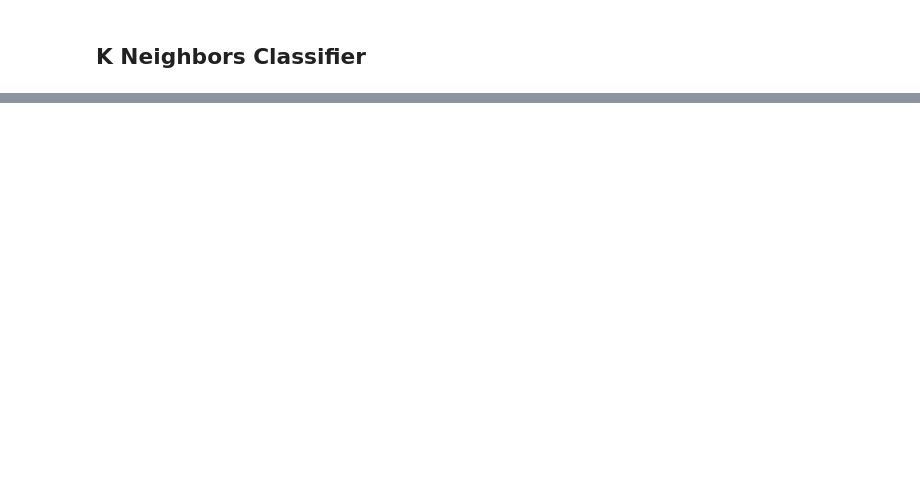
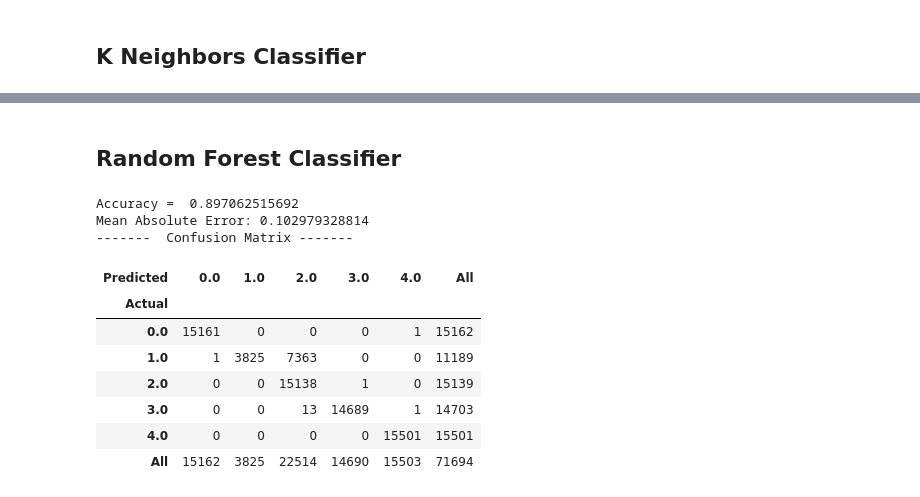
Before and after one commit to alishan2040/ml_project, a Jupyter notebook: Machine_learning_Algos.ipynb, the cells around one changed output, grey strips where cells are left out. Cells and saved outputs as stored; diff of their text form; code cells hidden in the pictures; blank space fills up the shorter version.

```diff
--- a/Machine_learning_Algos.ipynb
+++ b/Machine_learning_Algos.ipynb
@@ -117,0 +161,17 @@ Mean Absolute Error: 0.0121209585181
+# %%
+#Creating Instance of Linear SVC Classifier
+lscv = LinearSVC()
+
+#Training the model
+lscv.fit(Xtrain, ytrain)
+
+# Testing the model
+ypredict = lscv.predict(Xtest)
+
+#Evaluating the Error in predictions
+mae =mean_absolute_error(ytest, ypredict)
+
+print "Accuracy = ", np.sum(ypredict==ytest)/float(ytest.shape[0])
+print "Mean Absolute Error:",mae
+print "-------  Confusion Matrix -------"
+t.print_confusion_matrix(ypredict.ravel(),ytest.ravel())
@@ -117,0 +190,32 @@ Mean Absolute Error: 0.0121209585181
+# %% [markdown]
+## Random Forest Classifier
+# %%
+from sklearn.ensemble import RandomForestClassifier
+
+clf = RandomForestClassifier(n_estimators=10, max_depth=8)
+
+#Train the Model using dataset
+clf.fit(Xtrain, ytrain)
+
+#Predict the output
+yfit = clf.predict(Xtest)
+
+# Calculating Error in predictions
+mae = mean_absolute_error(ytest, yfit)
+
+print "Accuracy = ", np.sum(yfit==ytest)/float(ytest.shape[0])
+print "Mean Absolute Error:",mae
+print "-------  Confusion Matrix -------"
+t.print_confusion_matrix(yfit.ravel(),ytest.ravel())
+# %% [output]
+Accuracy =  0.897062515692
+Mean Absolute Error: 0.102979328814
+-------  Confusion Matrix -------
+| Predicted | 0.0 | 1.0 | 2.0 | 3.0 | 4.0 | All |
+| Actual |  |  |  |  |  |  |
+| 0.0 | 15161 | 0 | 0 | 0 | 1 | 15162 |
+| 1.0 | 1 | 3825 | 7363 | 0 | 0 | 11189 |
+| 2.0 | 0 | 0 | 15138 | 1 | 0 | 15139 |
+| 3.0 | 0 | 0 | 13 | 14689 | 1 | 14703 |
+| 4.0 | 0 | 0 | 0 | 0 | 15501 | 15501 |
+| All | 15162 | 3825 | 22514 | 14690 | 15503 | 71694 |
```
Also changed, not shown: parts of 11 cells of this notebook.
